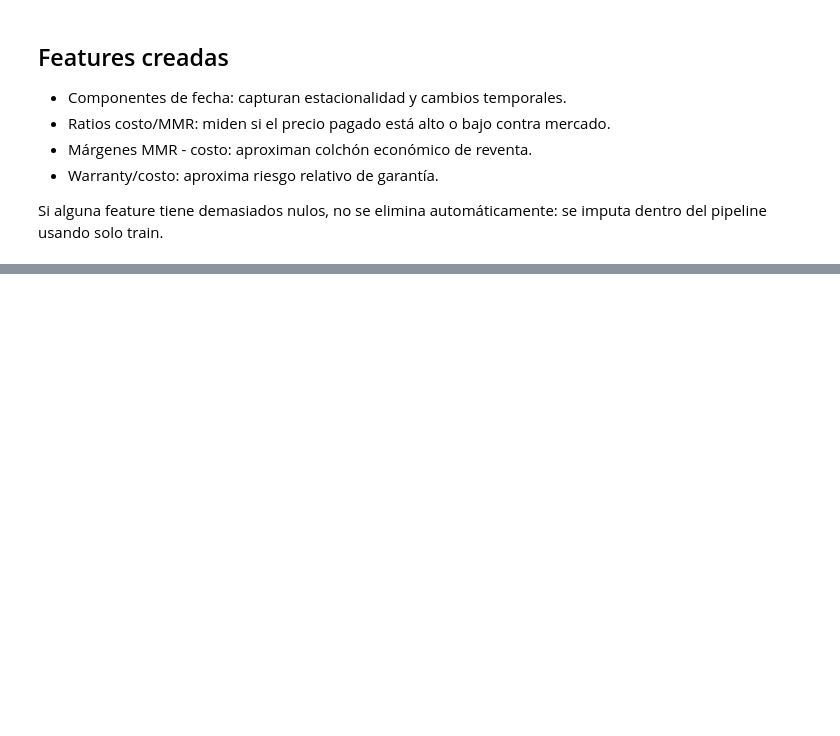
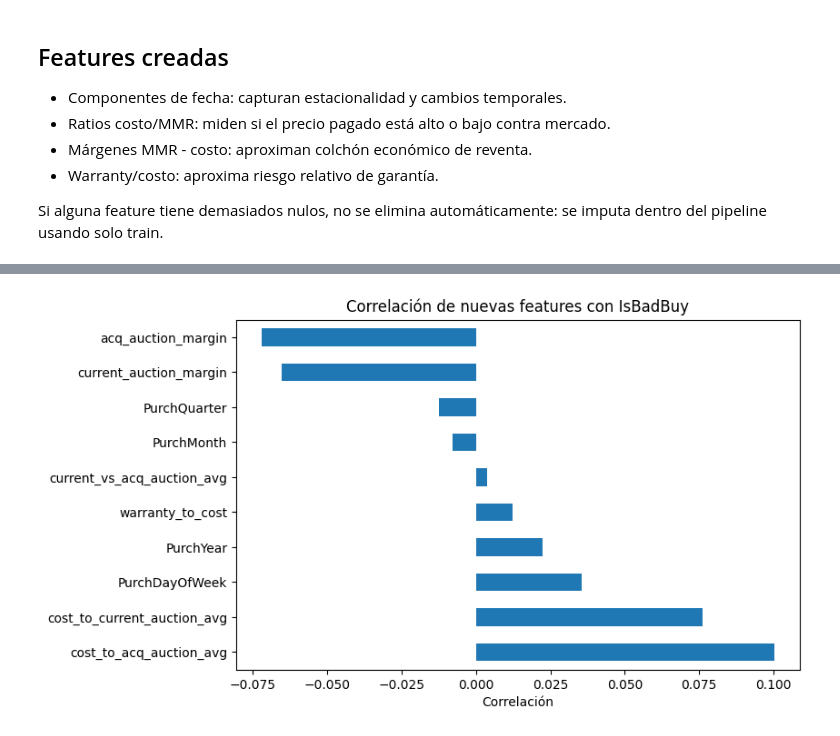
Before and after one commit to pucp-datanalytics/dp261-g1, a Jupyter notebook: notebooks/06_feature_engineering.ipynb, the cells around one changed output, grey strips where cells are left out. Drawn from its saved outputs; the diff is of its cells as text; code cells hidden in the pictures; blank space fills up the shorter version.

```diff
--- a/notebooks/06_feature_engineering.ipynb
+++ b/notebooks/06_feature_engineering.ipynb
@@ -63,2 +69,10 @@ display(pd.DataFrame({
 | PurchQuarter | 0.000000 | 2.535769 |
 | PurchYear | 0.000000 | 2009.519600 |
+# %%
+corr_target = (
+    df_feat[new_cols + [TARGET]]
+    .corr(numeric_only=True)[TARGET]
+    .sort_values(ascending=False)
+)
+
+display(corr_target)
@@ -64,0 +92,8 @@ display(pd.DataFrame({
+# %%
+plt.figure(figsize=(8,5))
+corr_target.drop(TARGET).plot(kind='barh')
+plt.title('Correlación de nuevas features con IsBadBuy')
+plt.xlabel('Correlación')
+plt.show()
+# %% [output]
+[figure, added]
```
Also changed, not shown: parts of 5 cells of this notebook, 8 other files.
